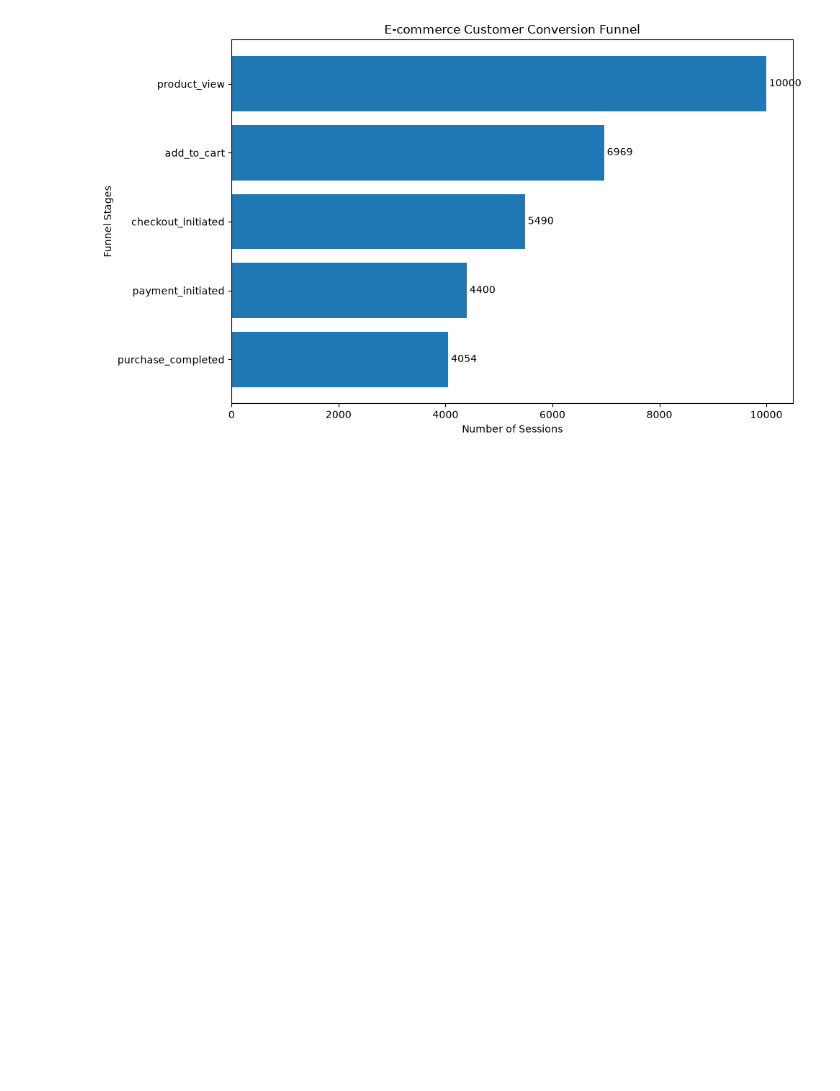
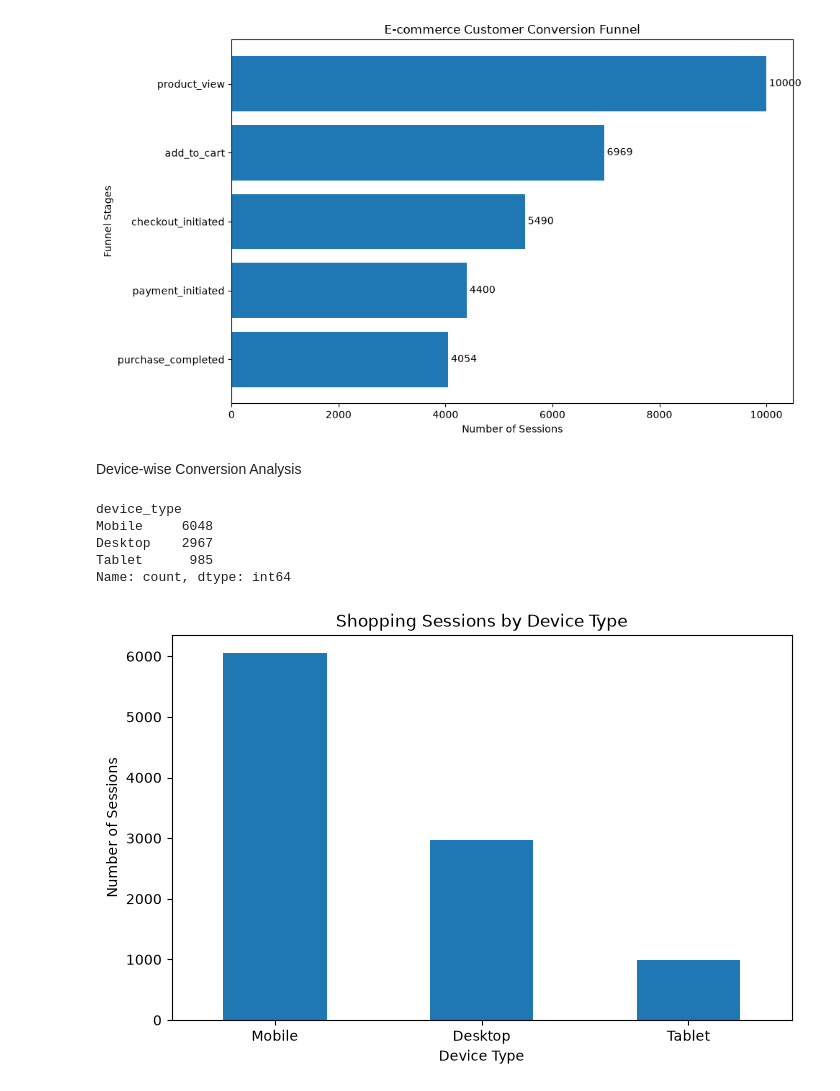
Before and after one commit to saanvi-saxena/cart-abandonment-analysis, a Jupyter notebook: python/data_exploration.ipynb, the cells around one changed output. Drawn from its saved outputs; the diff is of its cells as text; code cells hidden in the pictures; blank space fills up the shorter version.

Commit message:
Device-wise cart abandonment analysis

```diff
--- a/python/data_exploration.ipynb
+++ b/python/data_exploration.ipynb
@@ -163,3 +165,25 @@ plt.tight_layout()
 plt.show()
 # %% [output]
 [figure]
+# %% [markdown]
+Device-wise Conversion Analysis
+# %%
+device_counts = sessions["device_type"].value_counts()
+print(device_counts)
+# %% [output]
+device_type
+Mobile     6048
+Desktop    2967
+Tablet      985
+Name: count, dtype: int64
+# %%
+device_counts.plot(kind="bar", figsize=(8, 5))
+
+plt.title("Shopping Sessions by Device Type")
+plt.xlabel("Device Type")
+plt.ylabel("Number of Sessions")
+plt.xticks(rotation=0)
+
+plt.show()
+# %% [output]
+[figure, added]
```
Also changed, not shown: parts of 3 cells of this notebook.
